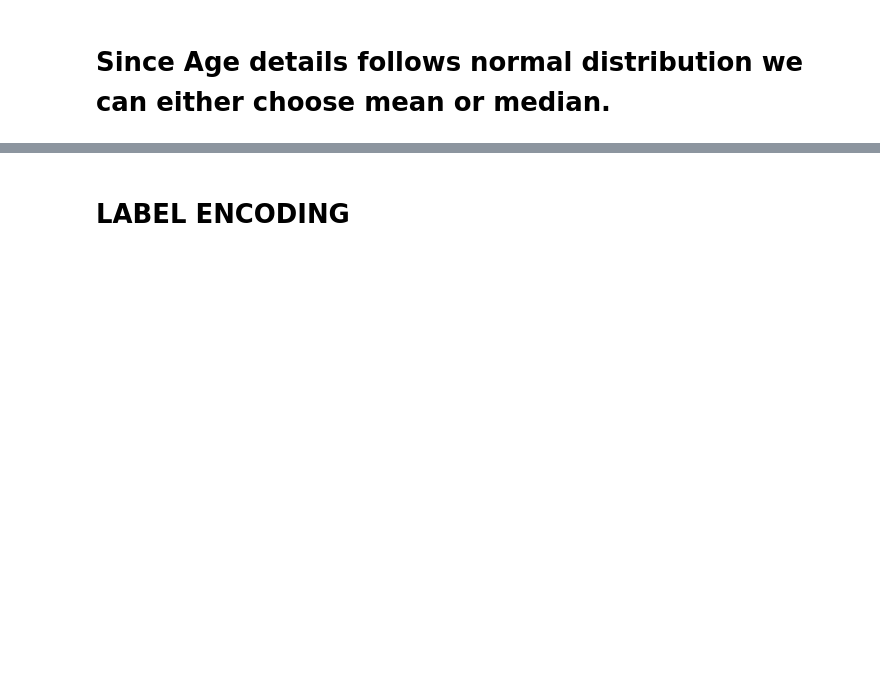
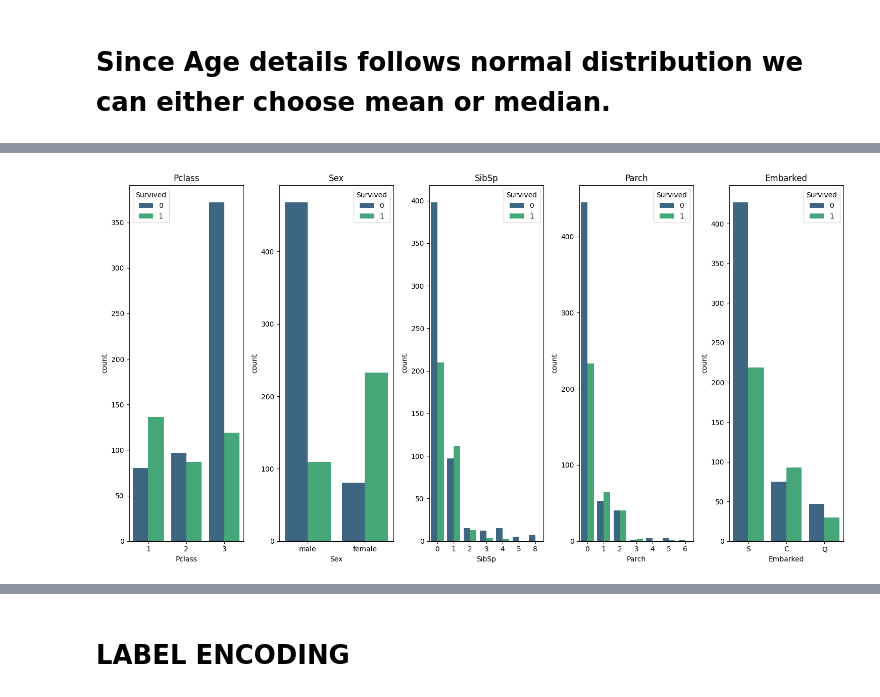
Before and after one commit to syamkrishnanharidas/DATA_ANALYTICS_PYTHON_ASSIGNMENT, a Jupyter notebook: A06_TITANIC.ipynb, the cells around one changed output, grey strips where cells are left out. Cells and saved outputs as stored; diff of their text form; code cells hidden in the pictures; blank space fills up the shorter version.

```diff
--- a/A06_TITANIC.ipynb
+++ b/A06_TITANIC.ipynb
@@ -140,0 +177,15 @@ df1['Age'] = df1['Age'].fillna(df1['Age'].mean())
+# %%
+# countplots for object dtype - categorical columns
+cat_col = ['Pclass','Sex','SibSp','Parch','Embarked']
+# create a 1x2 subplot grid
+fig,axes = plt.subplots(1,5,figsize=(15,8))
+
+# plot each categorical column
+for i, column in enumerate(cat_col):
+  sns.countplot(data=df1, x= column, ax = axes[i], palette = 'viridis', hue='Survived')
+  axes[i].set_title(column)
+
+plt.tight_layout()
+plt.show()
+# %% [output]
+[figure, added]
```
Also changed, not shown: parts of 15 cells of this notebook.
